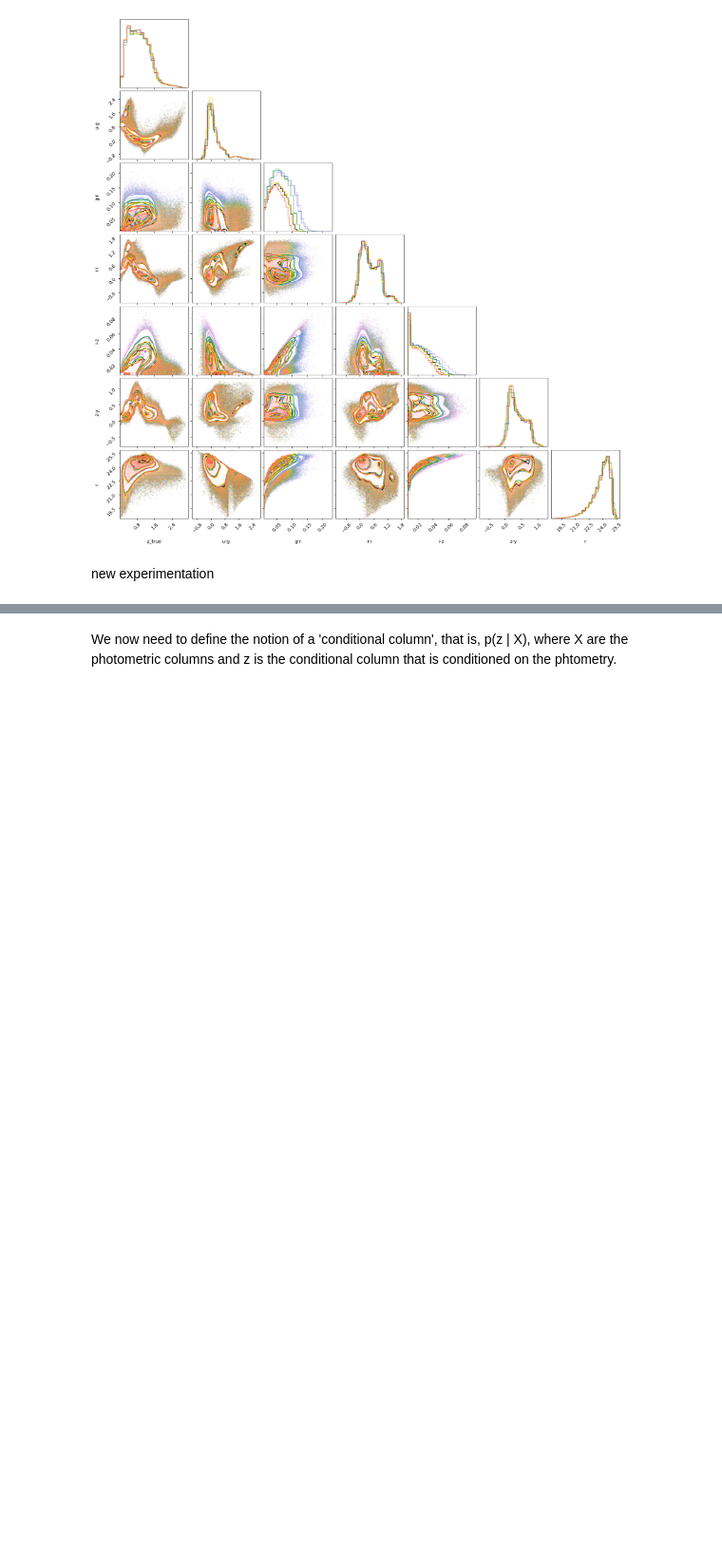
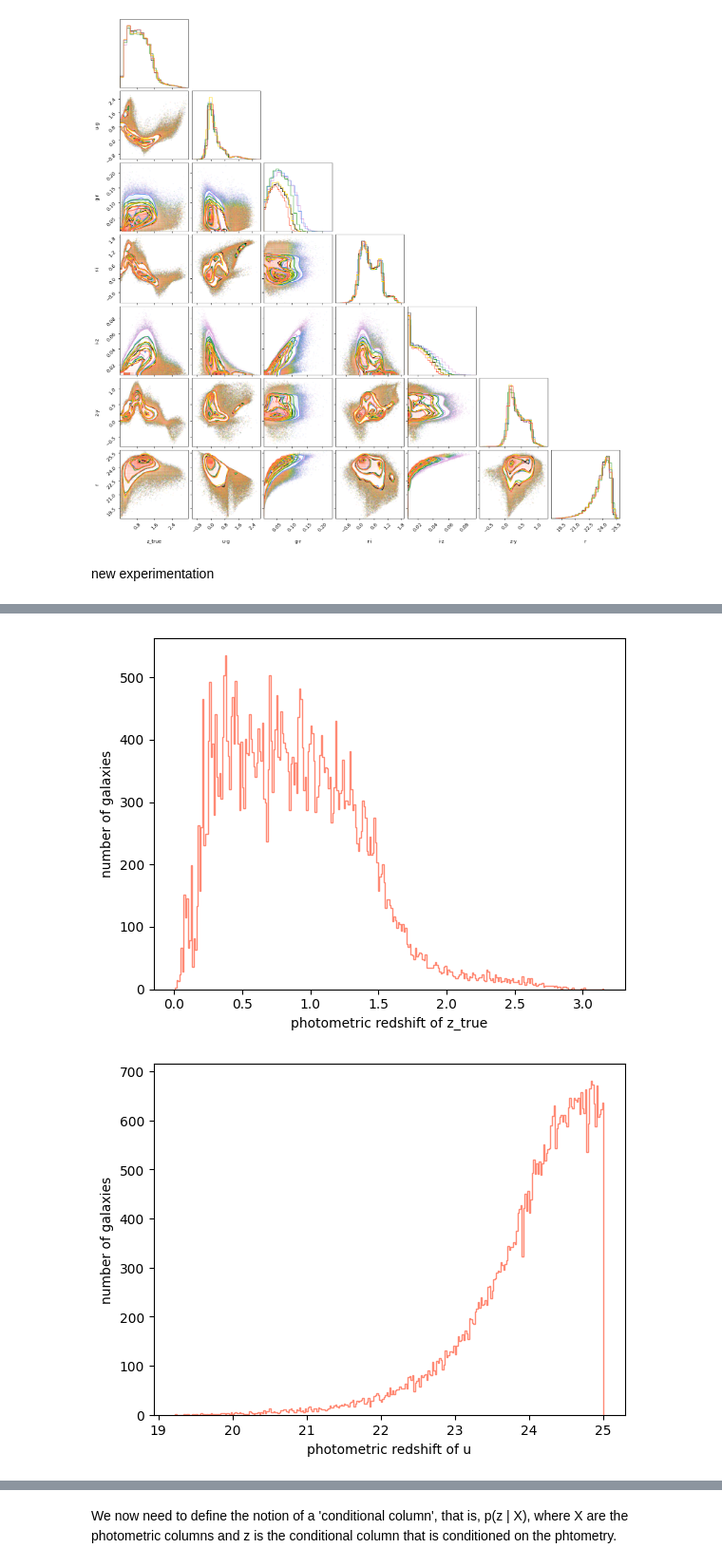
Before and after one commit to Rachel-0420/TLM-Continuous-Data, a Jupyter notebook: Example_TLM.ipynb, the cells around one changed output, grey strips where cells are left out. Shown at 95% size. Drawn from its saved outputs; the diff is of its cells as text; code cells hidden in the pictures; blank space fills up the shorter version.

Commit message:
Plotted histograms of individual filters

```diff
--- a/Example_TLM.ipynb
+++ b/Example_TLM.ipynb
@@ -315,3 +315,6 @@ new experimentation
 # pick a column to copy (r)
 # round to nearest whole number
 # add a copy of it to the astropy table
+# %%
+for name in names_phot:
+  print(phot_cats[which_os][name])
@@ -317,0 +339,12 @@ new experimentation
+# %%
+# Histogram of individual filters
+
+for name in names_phot[1:7]:
+  hist(phot_cats[which_os][name], alpha=0.75, histtype="step", color=os_colors[which_os],
+  label=os_names[which_os], density = False, bins = 300)
+  xlabel('photometric redshift of ' + name)
+  ylabel('number of galaxies')
+  plt.show()
+# %% [output]
+[figure, added]
+[figure, added]
```
Also changed, not shown: parts of 4 cells of this notebook.
